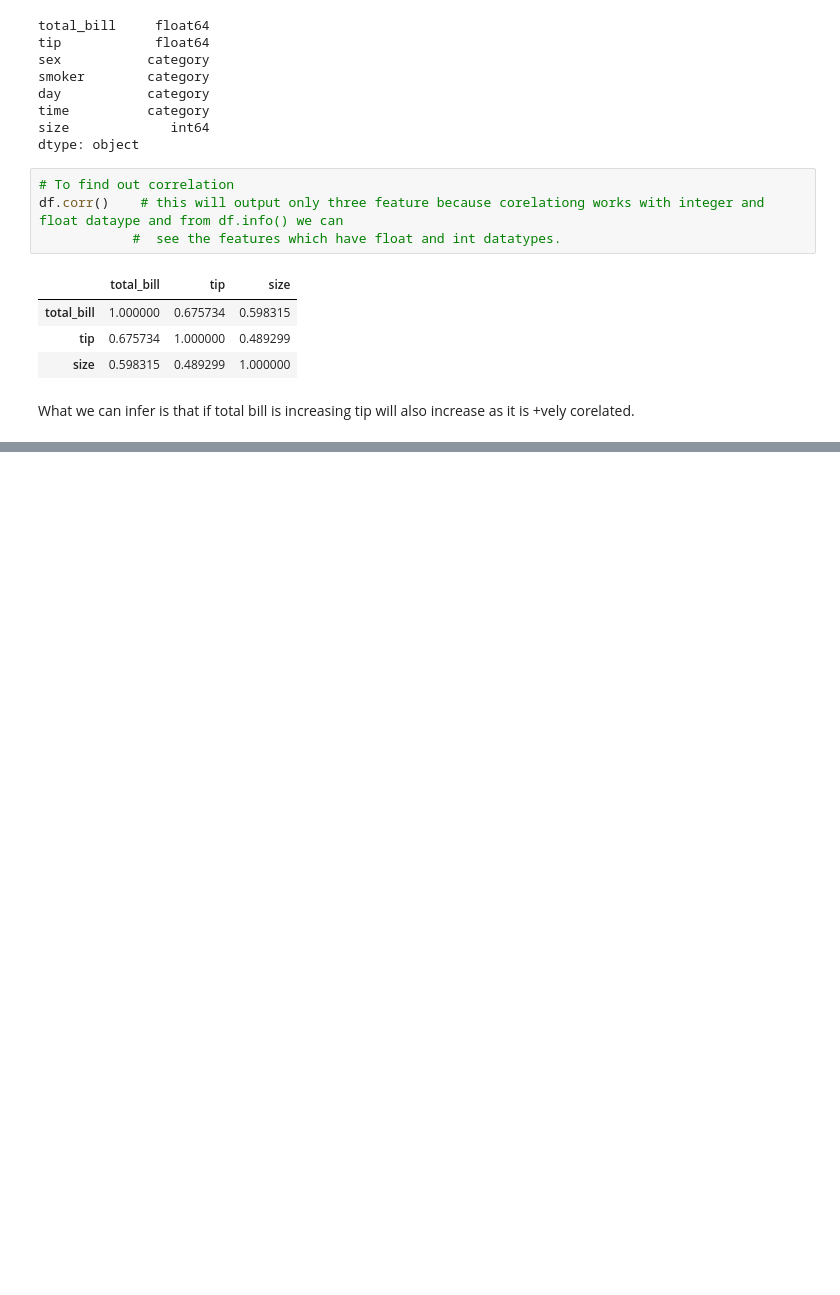
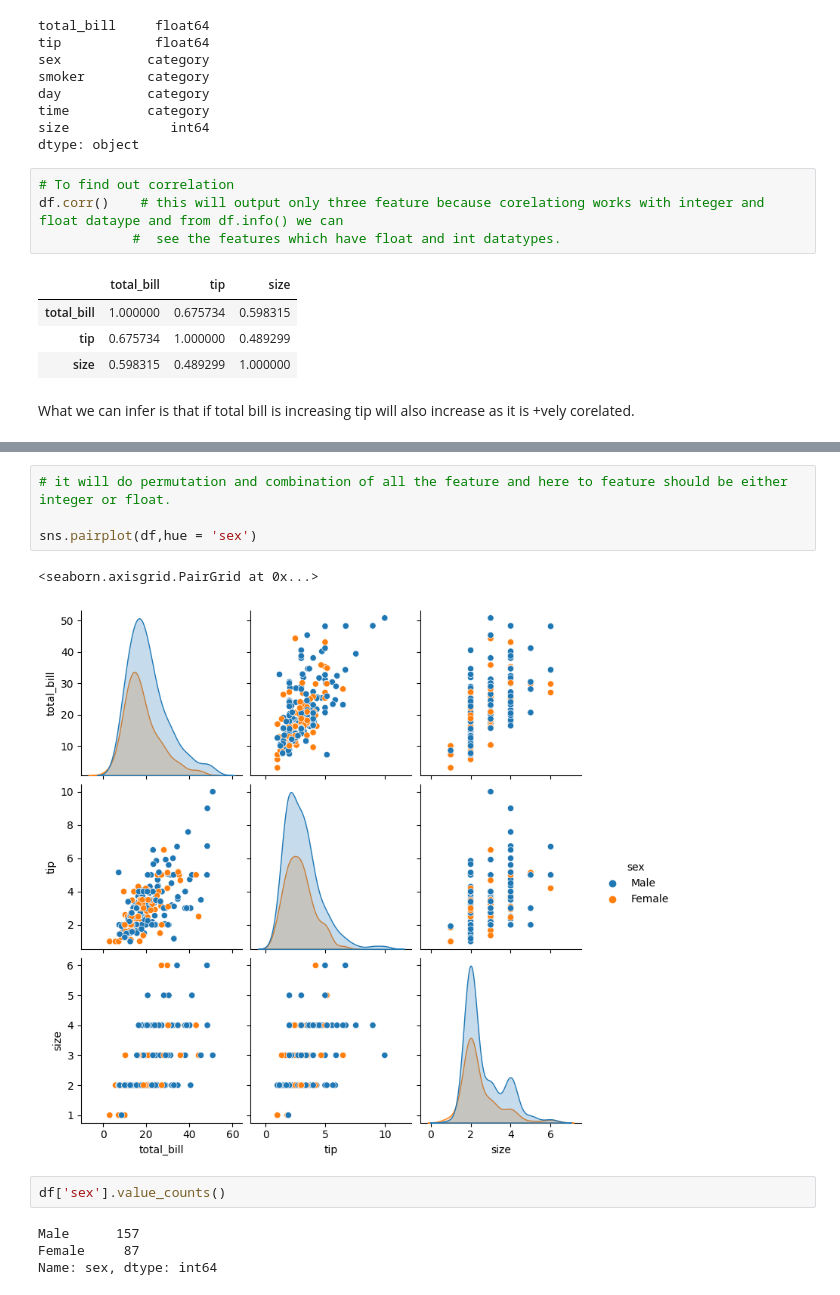
Before and after one commit to prabinbhagat/repos-vscode, a Jupyter notebook: Seaborn(visualizing).ipynb, the cells around one changed output, grey strips where cells are left out. Drawn from its saved outputs; the diff is of its cells as text; blank space fills up the shorter version.

```diff
--- a/Seaborn(visualizing).ipynb
+++ b/Seaborn(visualizing).ipynb
@@ -103,0 +142,13 @@ sns.heatmap(df.corr())  # we are able to visualize corelation we just need to pr
+# %%
+# it will do permutation and combination of all the feature and here to feature should be either integer or float.
+
+sns.pairplot(df,hue = 'sex')
+# %% [output]
+<seaborn.axisgrid.PairGrid at 0x...>
+[figure, added]
+# %%
+df['sex'].value_counts()
+# %% [output]
+Male      157
+Female     87
+Name: sex, dtype: int64
```
Also changed, not shown: parts of 21 cells of this notebook.
